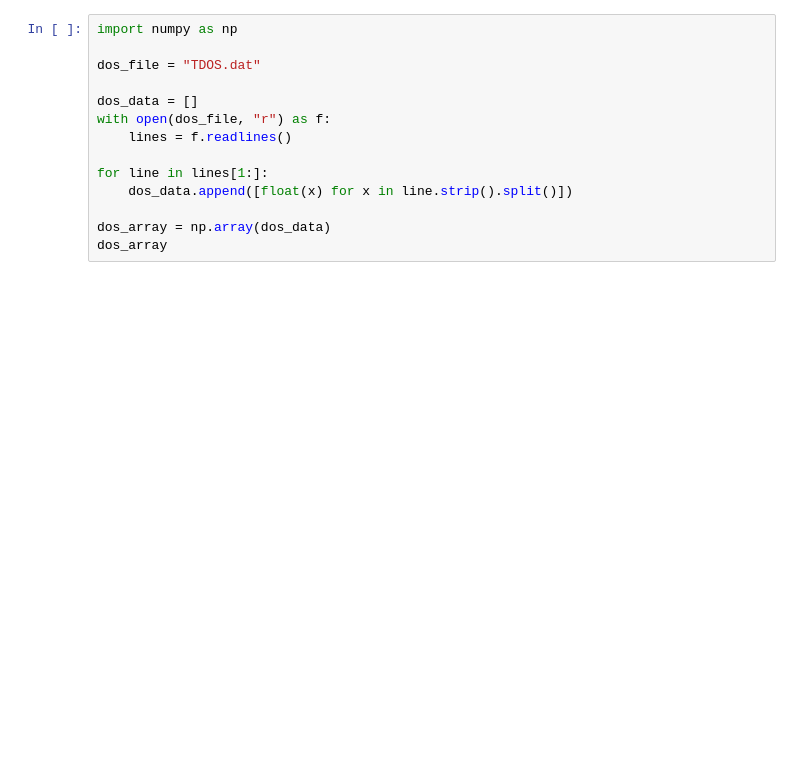
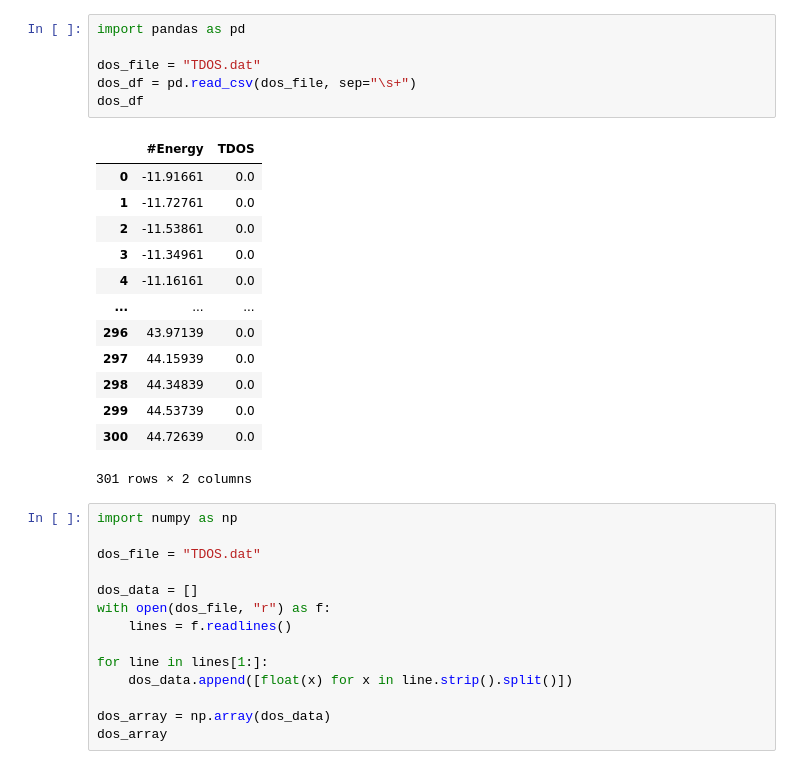
Before and after one commit to Bit-Part-Young/scripts, a Jupyter notebook: vaspkit-usage/Cu-DOS/plot_dos.ipynb, the cells around one changed output. Drawn from its saved outputs; the diff is of its cells as text; blank space fills up the shorter version.

```diff
--- a/vaspkit-usage/Cu-DOS/plot_dos.ipynb
+++ b/vaspkit-usage/Cu-DOS/plot_dos.ipynb
@@ -1,3 +1,23 @@
+# %%
+import pandas as pd
+
+dos_file = "TDOS.dat"
+dos_df = pd.read_csv(dos_file, sep="\s+")
+dos_df
+# %% [output]
+|  | #Energy | TDOS |
+| 0 | -11.91661 | 0.0 |
+| 1 | -11.72761 | 0.0 |
+| 2 | -11.53861 | 0.0 |
+| 3 | -11.34961 | 0.0 |
+| 4 | -11.16161 | 0.0 |
+| ... | ... | ... |
+| 296 | 43.97139 | 0.0 |
+| 297 | 44.15939 | 0.0 |
+| 298 | 44.34839 | 0.0 |
+| 299 | 44.53739 | 0.0 |
+| 300 | 44.72639 | 0.0 |
+301 rows × 2 columns
 # %%
 import numpy as np
 
```
Also changed, not shown: 1 other file.
